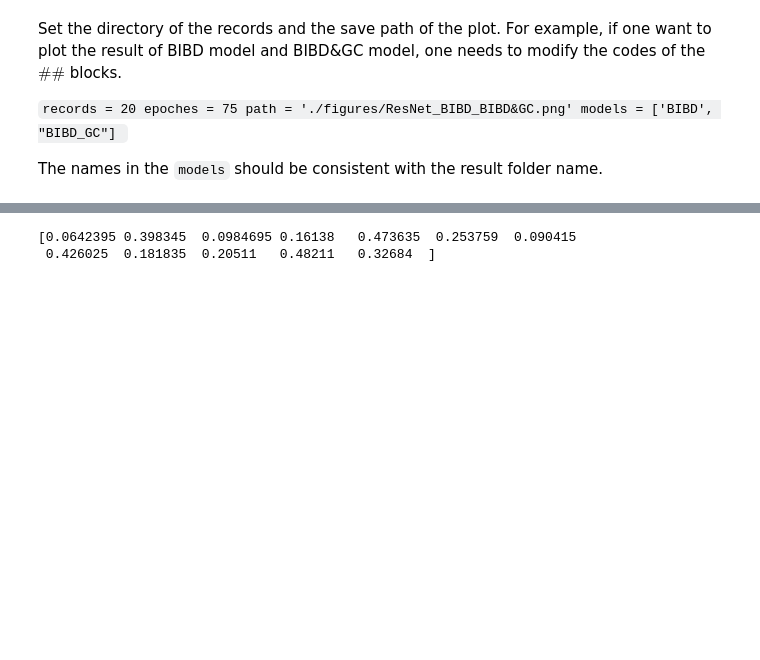
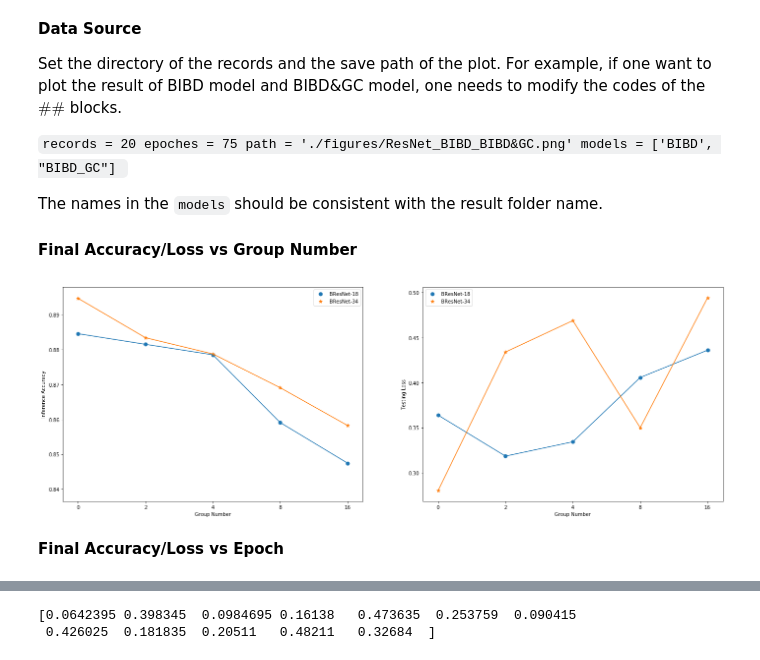
Before and after one commit to iid2019/iddl, a Jupyter notebook: resnet/plot_results.ipynb, the cells around one changed output, grey strips where cells are left out. Drawn from its saved outputs; the diff is of its cells as text; code cells hidden in the pictures; blank space fills up the shorter version.

```diff
--- a/resnet/plot_results.ipynb
+++ b/resnet/plot_results.ipynb
@@ -7,4 +14,6 @@ from plotter import Plotter
 # %% [markdown]
+**Data Source**
+
 Set the directory of the records and the save path of the plot. For example, if one want to plot the result of BIBD model and BIBD&GC model, one needs to modify the codes of the $\#\#$ blocks.
 
 `records = 20
@@ -63,5 +75,34 @@ for n in range(len(models)):
         train_loss = np.append(train_loss, (train_loss_temp / records).reshape(epoches,-1), 1)
         test_acc = np.append(test_acc, (test_acc_temp / records).reshape(epoches,-1), 1)
         test_loss = np.append(test_loss, (test_loss_temp / records).reshape(epoches,-1), 1)
+# %% [markdown]
+**Final Accuracy/Loss vs Group Number**
+# %%
+x_axis = np.array(['0', '2', '4', '8', '16'])
+y_18_ac = test_acc[-1][0:5]
+y_34_ac = test_acc[-1][5:]
+y_18_lo = test_loss[-1][0:5]
+y_34_lo = test_loss[-1][5:]
+fig, (ax1, ax2) = plt.subplots(ncols=2, figsize=(24, 8))
+ax1.scatter(x_axis, y_18_ac, s = 50, label = 'BResNet-18')
+ax1.scatter(x_axis, y_34_ac, s = 50, marker = '*', label = 'BResNet-34')
+ax1.plot(x_axis, y_18_ac)
+ax1.plot(x_axis, y_34_ac)
+ax1.legend()
+ax1.set_ylabel('Inference Accuracy')
+ax1.set_xlabel('Group Number')
+
+ax2.scatter(x_axis, y_18_lo, s = 50, label = 'BResNet-18')
+ax2.scatter(x_axis, y_34_lo, s = 50, marker = '*', label = 'BResNet-34')
+ax2.plot(x_axis, y_18_lo)
+ax2.plot(x_axis, y_34_lo)
+ax2.legend()
+ax2.set_ylabel('Testing Loss')
+ax2.set_xlabel('Group Number')
+plt.savefig('./figures/Final_Accuracy_Loss_ResNet18_ResNet34_GC.png')
+# %% [output]
+[figure, added]
+# %% [markdown]
+**Final Accuracy/Loss vs Epoch**
 # %%
 ############################################################################
```
Also changed, not shown: parts of 32 cells of this notebook, 16 other files.
